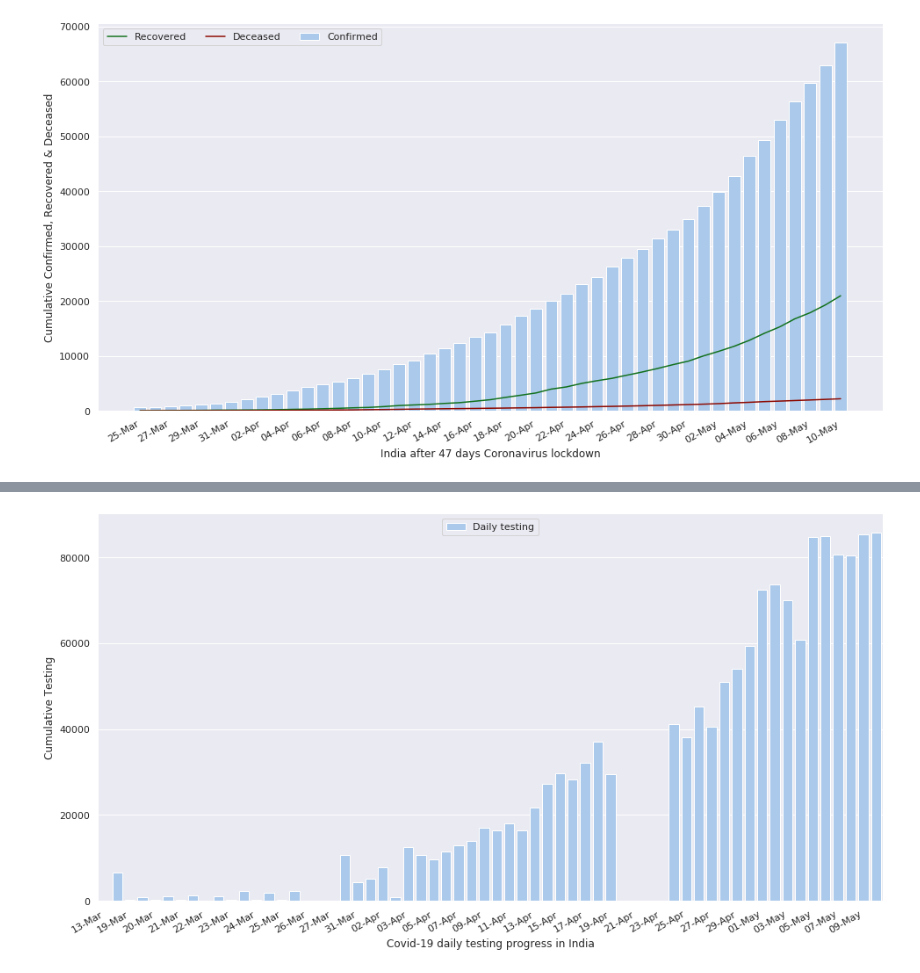
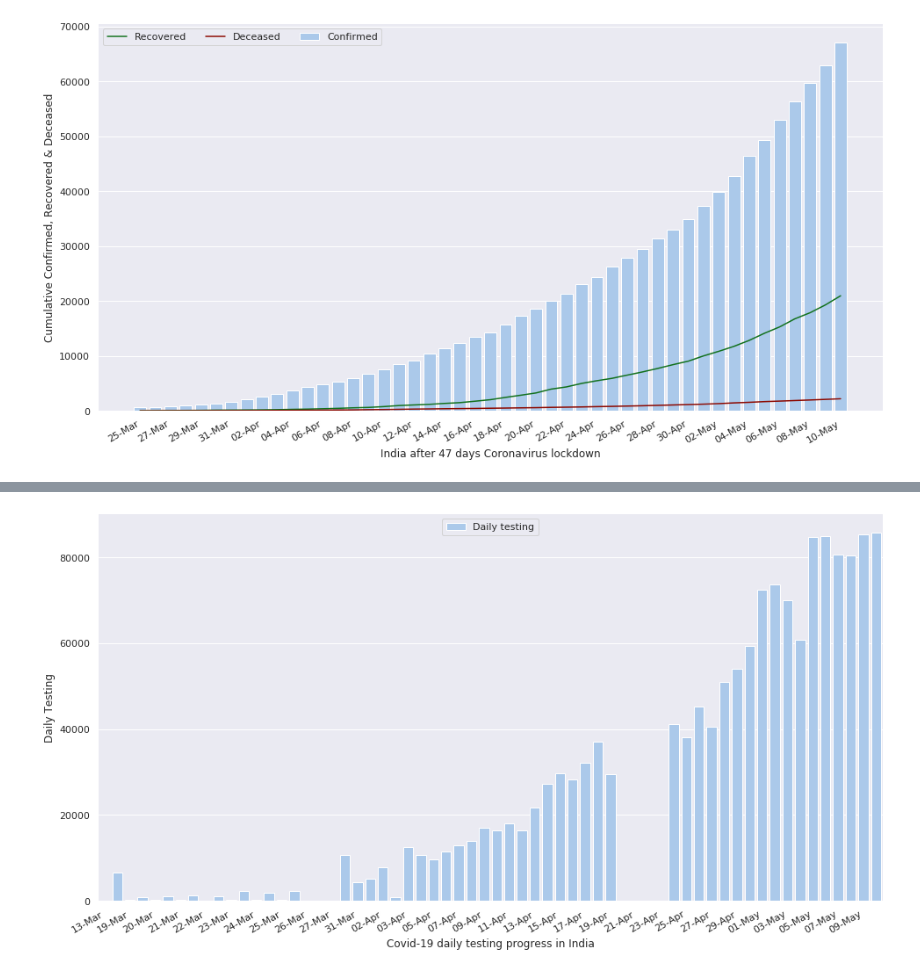
Before and after one commit to Tamal/covid19-india-chart, a Jupyter notebook: covid_chart.ipynb, the cells around one changed output, grey strips where cells are left out. Saved outputs shown, nothing was run; the diff lists cells and outputs as text; code cells hidden in the pictures.

```diff
--- a/covid_chart.ipynb
+++ b/covid_chart.ipynb
@@ -126,32 +126,32 @@ df_tested.tail(5)
 # %%
 
 # Initialize the matplotlib figure
 fig, axs = plt.subplots(figsize=(16, 9))
 
 sns.set_color_codes("pastel")
 
 # Plot testing data
 sns.barplot(x=df_tested.updatetimestamp, y=df_tested.daily_tested, color='b', label='Daily testing')
 
 # set the frequency for labelling the xaxis
 freq = int(2)
 
 # set the xlabels as the datetime data for the given labelling frequency,
 # also use only the date for the label
 
 dt = df_tested.iloc[::freq].updatetimestamp
 dt = pd.to_datetime(dt).dt.strftime('%d-%b')
 axs.set_xticklabels(dt)
 
 # set the xticks at the same frequency as the xlabels
 xtix = axs.get_xticks()
 axs.set_xticks(xtix[::freq])
 
 fig.autofmt_xdate()
 
 # Add a legend and informative axis label
 axs.legend(ncol=3, frameon=True)
-axs.set(ylabel="Cumulative Testing", xlabel= "Covid-19 daily testing progress in India")
+axs.set(ylabel="Daily Testing", xlabel= "Covid-19 daily testing progress in India")
 sns.despine(left=True, bottom=True)
 # %% [output]
-[figure, old version]
+[figure, new version]
```
Also changed, not shown: parts of 1 cell of this notebook, 1 other file.
